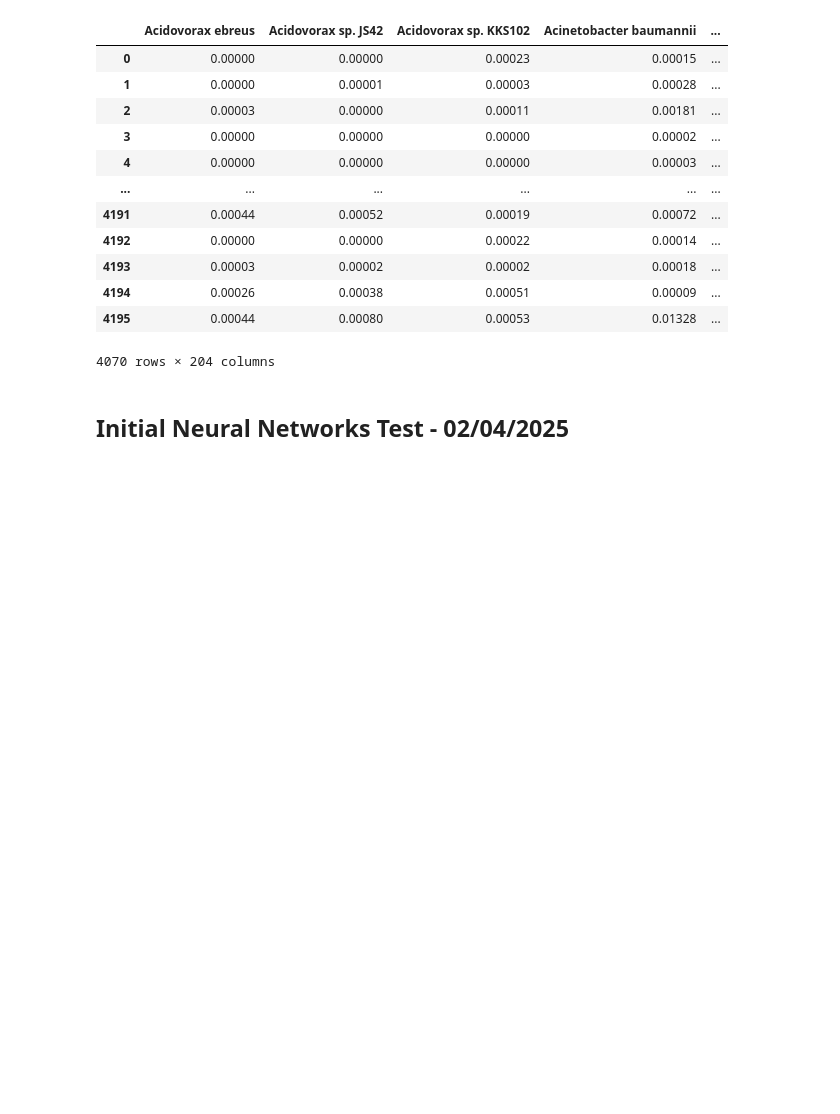
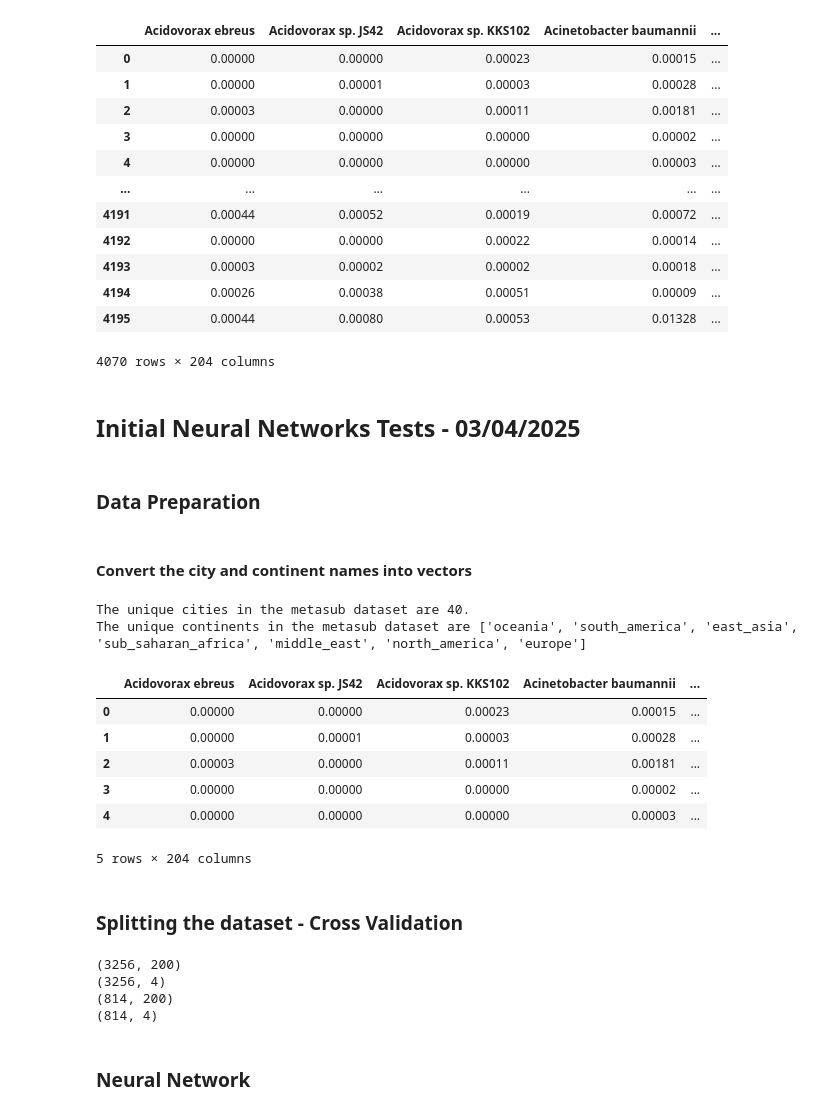
Before and after one commit to ChandrashekarCR/mgps_optimization, a Jupyter notebook: notebooks/metasub_mgps_processing_31032025.ipynb, the cells around one changed output. Saved outputs shown, nothing was run; the diff lists cells and outputs as text; code cells hidden in the pictures; blank space fills up the shorter version.

Commit message:
Second Commit. Started working on the neural network architecture. I have also started keeping track of all the explanation for each code and logic.

```diff
--- a/notebooks/metasub_mgps_processing_31032025.ipynb
+++ b/notebooks/metasub_mgps_processing_31032025.ipynb
@@ -309,4 +369,4 @@ nn_data
 | 4195 | 0.00044 | 0.00080 | 0.00053 | 0.01328 | ... |
 4070 rows × 204 columns
 # %% [markdown]
-## Initial Neural Networks Test - 02/04/2025
+## Initial Neural Networks Tests - 03/04/2025
@@ -312,0 +378,57 @@ nn_data
+# %% [markdown]
+### Data Preparation
+# %% [markdown]
+#### Convert the city and continent names into vectors
+# %%
+print(f"The unique cities in the metasub dataset are {len(list(nn_data['city'].unique()))}.")
+print(f"The unique continents in the metasub dataset are {list(nn_data['continent'].unique())}")
+# %% [output]
+The unique cities in the metasub dataset are 40.
+The unique continents in the metasub dataset are ['oceania', 'south_america', 'east_asia', 'sub_saharan_africa', 'middle_east', 'north_america', 'europe']
+# %%
+# Initialize label and scalers
+le = LabelEncoder()
+stdscaler = StandardScaler() # I can try MinMaxScaler as well
+# Convert all the categorical variables into numbers
+nn_data['city_encoding'] = nn_data[['city']].apply(le.fit_transform)
+nn_data['continent_encoding'] = nn_data[['continent']].apply(le.fit_transform)
+nn_data['lat_scaled'] = stdscaler.fit_transform(nn_data[['latitude']])
+nn_data['long_scaled'] = stdscaler.fit_transform(nn_data[['longitude']])
+# Store all the new scaled and encoded data in a new dataframe
+encoded_nn_data = nn_data.drop(columns=['city','continent','latitude','longitude'],axis=1)
+encoded_nn_data.head()
+# %% [output]
+|  | Acidovorax ebreus | Acidovorax sp. JS42 | Acidovorax sp. KKS102 | Acinetobacter baumannii | ... |
+| 0 | 0.00000 | 0.00000 | 0.00023 | 0.00015 | ... |
+| 1 | 0.00000 | 0.00001 | 0.00003 | 0.00028 | ... |
+| 2 | 0.00003 | 0.00000 | 0.00011 | 0.00181 | ... |
+| 3 | 0.00000 | 0.00000 | 0.00000 | 0.00002 | ... |
+| 4 | 0.00000 | 0.00000 | 0.00000 | 0.00003 | ... |
+5 rows × 204 columns
+# %% [markdown]
+### Splitting the dataset - Cross Validation
+# %%
+# KFold - Shuffle=True, I will do this later. For now, I will just use the train_test_split.
+kf = KFold(n_splits=5,shuffle=True, random_state=123)
+
+X = encoded_nn_data.iloc[:,:200].values
+y = encoded_nn_data[['continent_encoding','city_encoding','lat_scaled','long_scaled']].values
+
+for train_idx, val_idx in kf.split(X,y[:,1]): # We will use only the city column to create the split. Based on the ordering of the columns in the previous cell.
+    X_train = pd.DataFrame(X[train_idx])
+    y_train = pd.DataFrame(y[train_idx])
+
+    X_test = pd.DataFrame(X[val_idx])
+    y_test = pd.DataFrame(y[val_idx])
+
+print(X_train.shape)
+print(y_train.shape)
+print(X_test.shape)
+print(y_test.shape)
+# %% [output]
+(3256, 200)
+(3256, 4)
+(814, 200)
+(814, 4)
+# %% [markdown]
+### Neural Network
```
Also changed, not shown: parts of 16 cells of this notebook, 9 other files.
